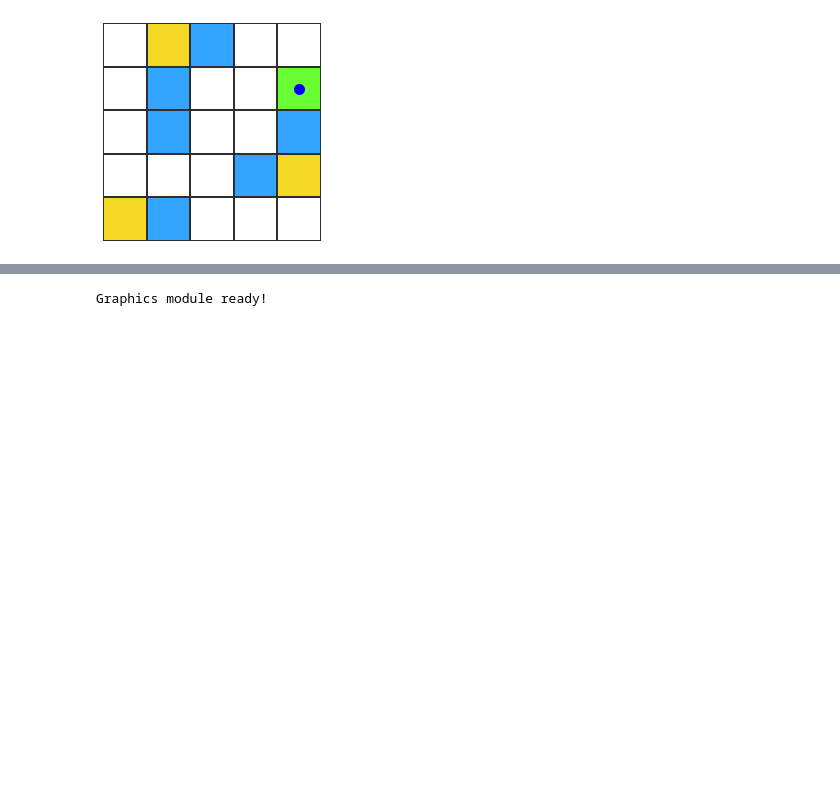
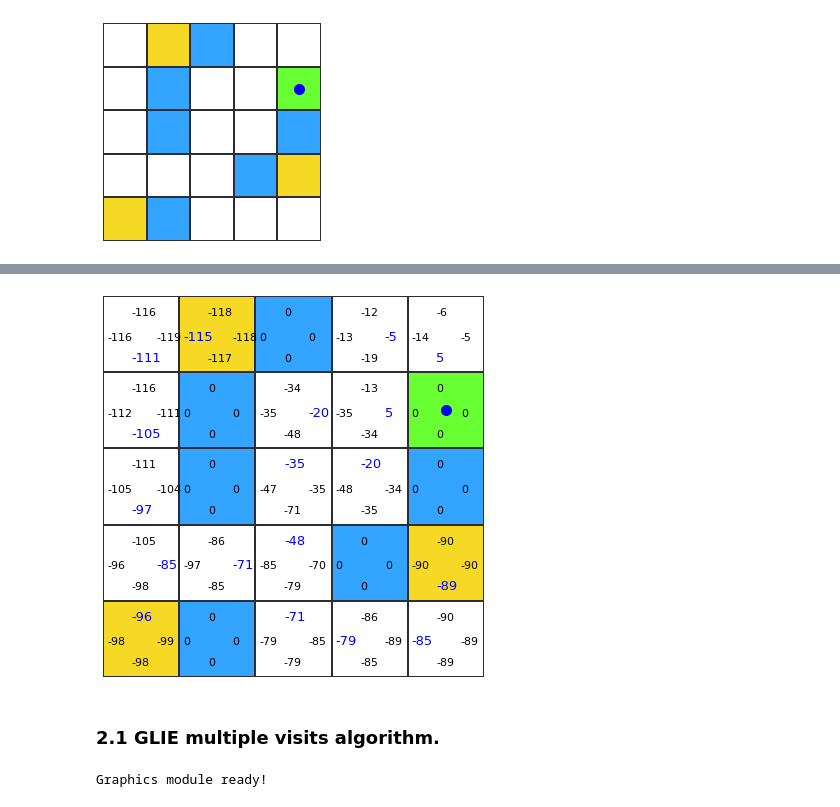
Before and after one commit to Juanchobanano/StocksPrediction, a Jupyter notebook: MonteCarlo Learning.ipynb, the cells around one changed output, grey strips where cells are left out. Cells and saved outputs as stored; diff of their text form; code cells hidden in the pictures; blank space fills up the shorter version.

```diff
--- a/MonteCarlo Learning.ipynb
+++ b/MonteCarlo Learning.ipynb
@@ -866,3 +944,11 @@ agent.policy
+# %%
+agent.setPosition(1, 4)
+game = Game(environment, agent, policy_control.q_value_table)
+game.update(secs = 0.01, plot_values = True)
+# %% [output]
+[figure, added]
+# %% [markdown]
+### 2.1 GLIE multiple visits algorithm.
 # %%
 # Generate the random policy.
 policy = list()
```
Also changed, not shown: parts of 11 cells of this notebook, 2 other files.
